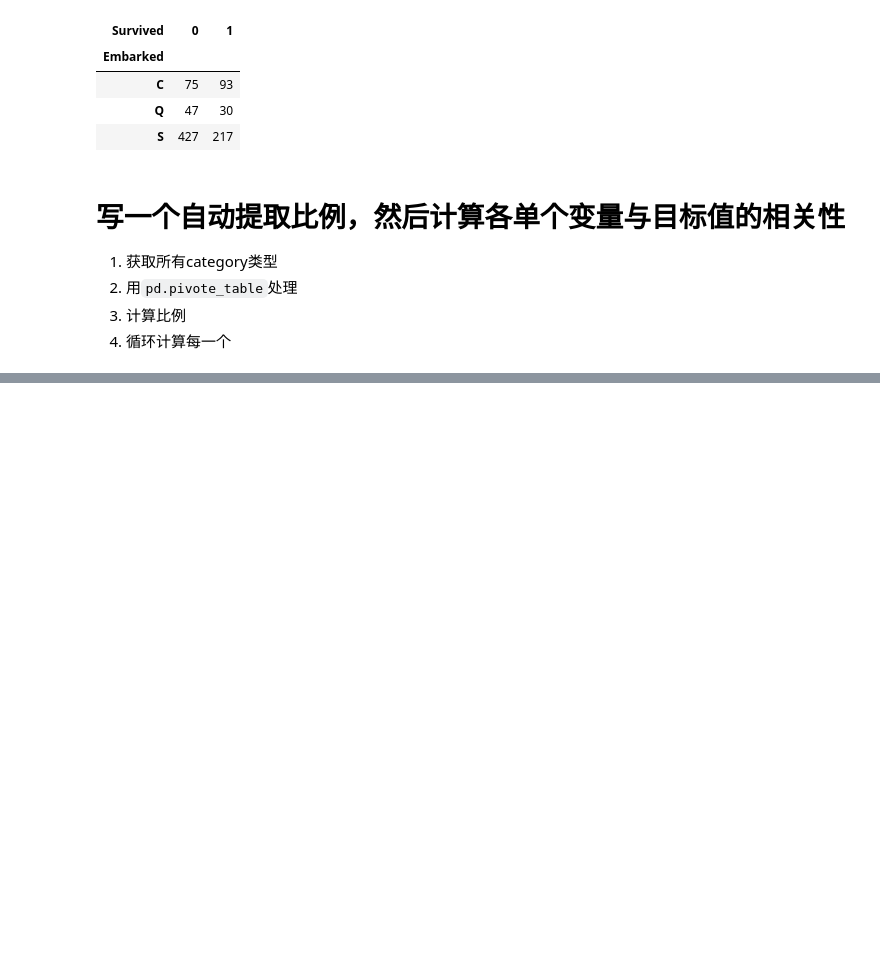
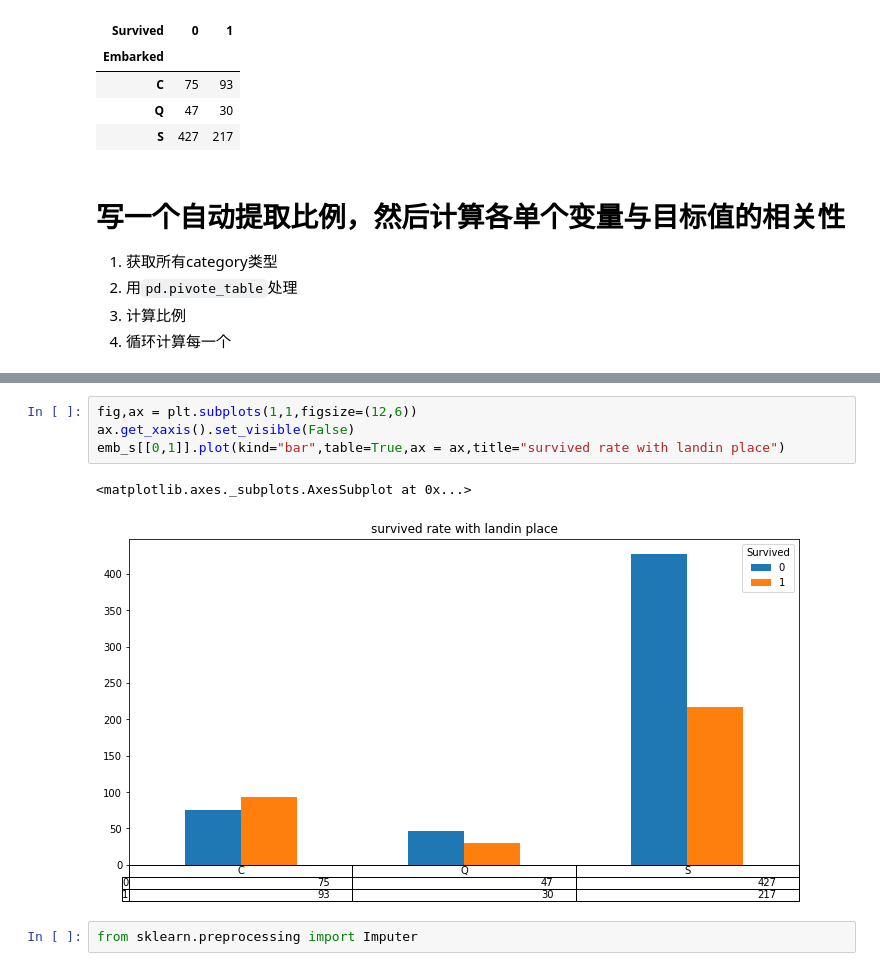
Before and after one commit to sunzhicheng369/titan, a Jupyter notebook: titan.ipynb, the cells around one changed output, grey strips where cells are left out. Drawn from its saved outputs; the diff is of its cells as text; blank space fills up the shorter version.

```diff
--- a/titan.ipynb
+++ b/titan.ipynb
@@ -426,0 +458,9 @@ emb_s[[0,1]]
+# %%
+fig,ax = plt.subplots(1,1,figsize=(12,6))
+ax.get_xaxis().set_visible(False)
+emb_s[[0,1]].plot(kind="bar",table=True,ax = ax,title="survived rate with landin place")
+# %% [output]
+<matplotlib.axes._subplots.AxesSubplot at 0x...>
+[figure, added]
+# %%
+from sklearn.preprocessing import Imputer
```
Also changed, not shown: parts of 47 cells of this notebook, 1 other file.
